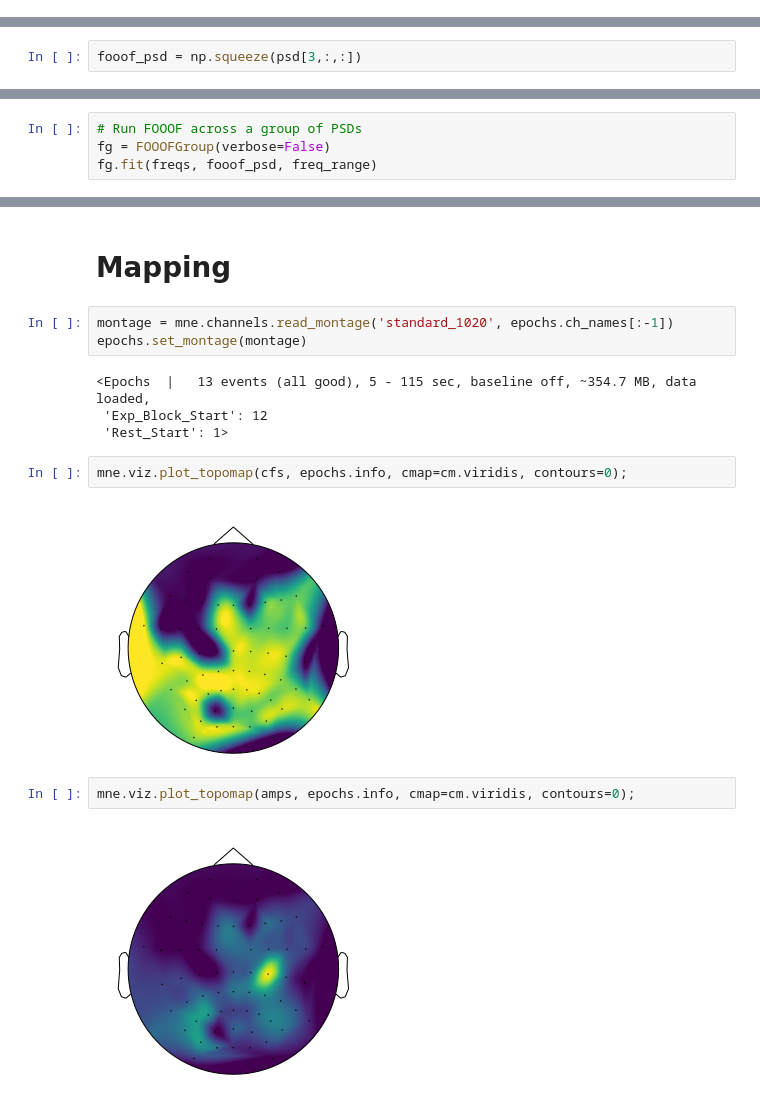
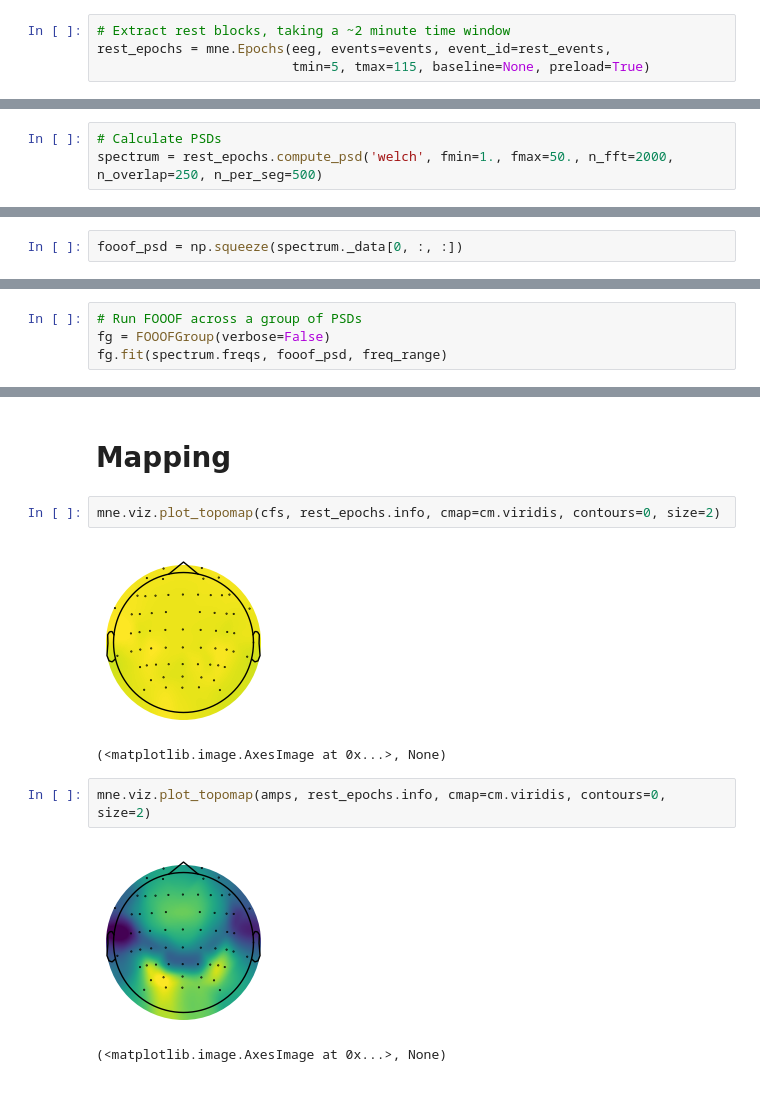
Before and after one commit to voytekresearch/EEGMapping, a Jupyter notebook: local/notebooks/MNE-LocalData-PBA.ipynb, the cells around one changed output, grey strips where cells are left out. Cells and saved outputs as stored; diff of their text form.

Commit message:
update nbs, holding old event code

```diff
--- a/local/notebooks/MNE-LocalData-PBA.ipynb
+++ b/local/notebooks/MNE-LocalData-PBA.ipynb
@@ -227,0 +123,4 @@ plt.plot(freqs, np.log10(psd[3, 30, :]))
+# %%
+# Extract rest blocks, taking a ~2 minute time window
+rest_epochs = mne.Epochs(eeg, events=events, event_id=rest_events,
+                         tmin=5, tmax=115, baseline=None, preload=True)
@@ -227,0 +160,3 @@ plt.plot(freqs, np.log10(psd[3, 30, :]))
+# %%
+# Calculate PSDs
+spectrum = rest_epochs.compute_psd('welch', fmin=1., fmax=50., n_fft=2000, n_overlap=250, n_per_seg=500)
@@ -228,4 +174,4 @@ plt.plot(freqs, np.log10(psd[3, 30, :]))
 # %% [markdown]
 # FOOOFing Data
 # %%
-fooof_psd = np.squeeze(psd[3,:,:])
+fooof_psd = np.squeeze(spectrum._data[0, :, :])
@@ -266,7 +205,7 @@ fm.report(freqs, fooof_psd[40, :], freq_range)
 # %%
 # Run FOOOF across a group of PSDs
 fg = FOOOFGroup(verbose=False)
-fg.fit(freqs, fooof_psd, freq_range)
+fg.fit(spectrum.freqs, fooof_psd, freq_range)
 # %%
 fg.plot()
 # %% [output]
@@ -295,19 +234,14 @@ bands = [['Theta', [4, 8]], ['Alpha', [8, 12]]]
 #  Note: deal with the band in channel: try out different markers for none (0, nan, etc.)
 # %% [markdown]
 # Mapping
-# %%
-montage = mne.channels.read_montage('standard_1020', epochs.ch_names[:-1])
-epochs.set_montage(montage)
-# %% [output]
-<Epochs  |   13 events (all good), 5 - 115 sec, baseline off, ~354.7 MB, data loaded,
- 'Exp_Block_Start': 12
- 'Rest_Start': 1>
 # %%
-mne.viz.plot_topomap(cfs, epochs.info, cmap=cm.viridis, contours=0);
+mne.viz.plot_topomap(cfs, rest_epochs.info, cmap=cm.viridis, contours=0, size=2)
 # %% [output]
-[figure, old version]
+[figure, new version]
+(<matplotlib.image.AxesImage at 0x...>, None)
 # %%
-mne.viz.plot_topomap(amps, epochs.info, cmap=cm.viridis, contours=0);
+mne.viz.plot_topomap(amps, rest_epochs.info, cmap=cm.viridis, contours=0, size=2)
 # %% [output]
-[figure, old version]
+[figure, new version]
+(<matplotlib.image.AxesImage at 0x...>, None)
 # %%
```
Also changed, not shown: parts of 72 cells of this notebook, 1 other file.
